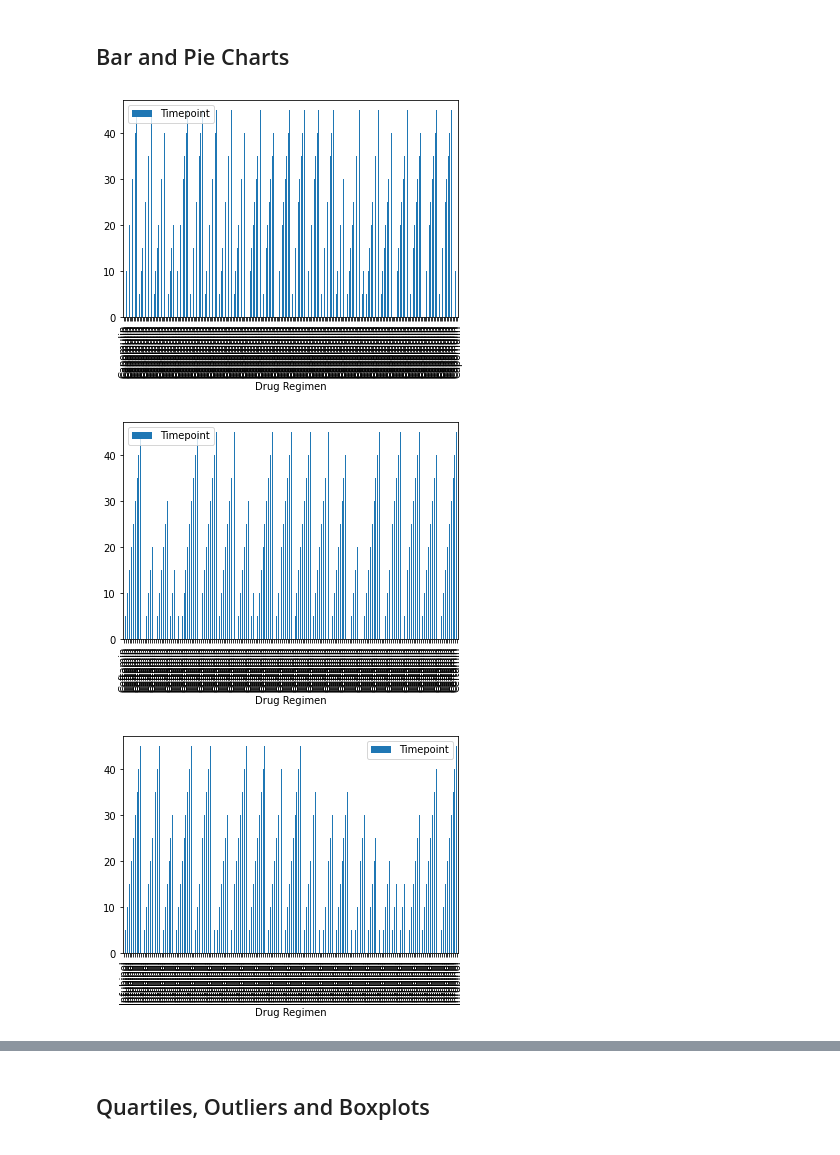
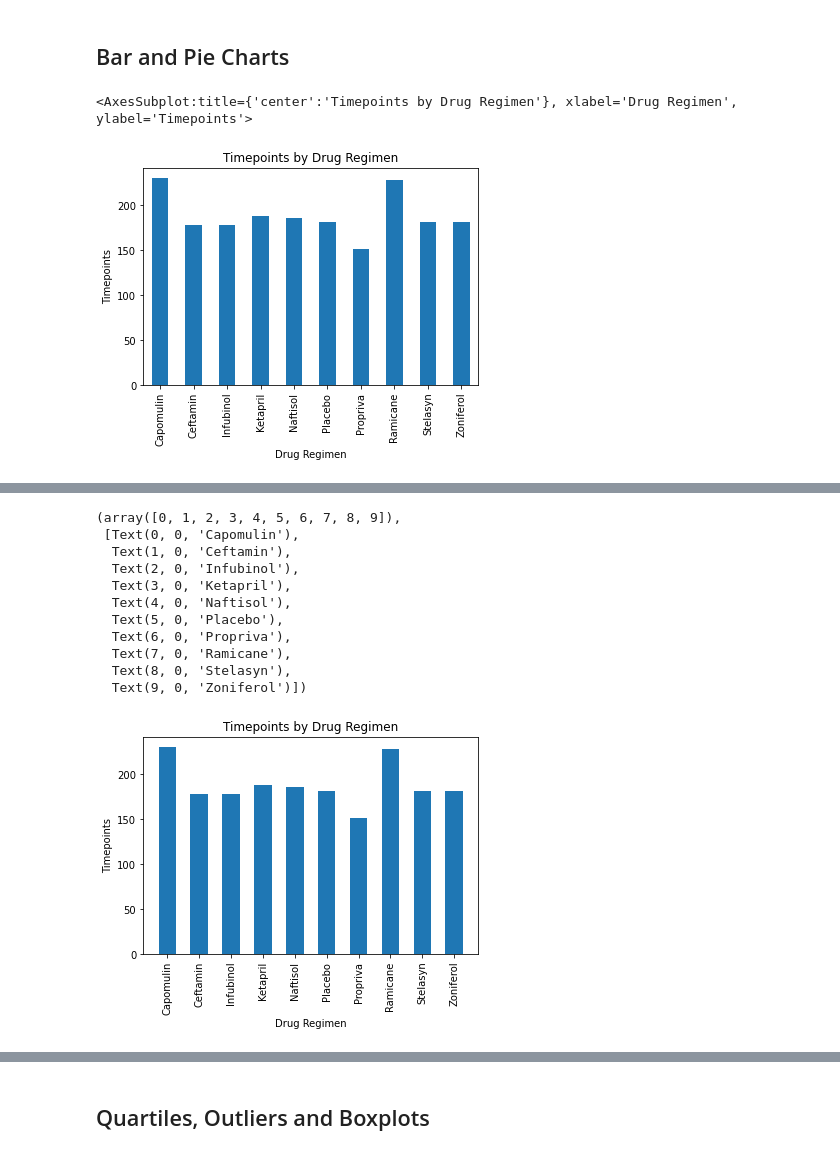
Before and after one commit to colinscampbell/matplotlib-challenge, a Jupyter notebook: pymaceuticals_starter.ipynb, the cells around one changed output, grey strips where cells are left out. Drawn from its saved outputs; the diff is of its cells as text; code cells hidden in the pictures.

```diff
--- a/pymaceuticals_starter.ipynb
+++ b/pymaceuticals_starter.ipynb
@@ -127,12 +127,8 @@ Zoniferol             53.236507  51.818479  48.533355  6.966589  0.516398
 # %%
 # Generate a bar plot showing the total number of timepoints for all mice tested for each drug regimen using Pandas.
 df = combined_dataset
-gb = df.groupby("Drug Regimen")
-counts = gb.count()
-xvalues = [0,1,2]
-yvalues = [0,1,2]
-#graph = gb.plot.bar(x="Drug Regimen",y="Timepoint")
+gb = df.groupby("Drug Regimen").size()
+gb.plot.bar(ylabel = "Timepoints",title = "Timepoints by Drug Regimen")
 # %% [output]
+<AxesSubplot:title={'center':'Timepoints by Drug Regimen'}, xlabel='Drug Regimen', ylabel='Timepoints'>
-[figure, old version]
+[figure, new version]
-[figure, removed]
-[figure, removed]
@@ -146,4 +135,28 @@ yvalues = [0,1,2]
 # %%
 # Generate a bar plot showing the total number of timepoints for all mice tested for each drug regimen using pyplot.
+df = combined_dataset
+gb = df.groupby("Drug Regimen").size()
+
+x_values = gb.keys()
+y_values = gb
+
+plt.bar(x = range(10),height = gb,tick_label = x_values, width = .55)
+plt.xlabel("Drug Regimen")
+plt.ylabel("Timepoints")
+plt.title("Timepoints by Drug Regimen")
+plt.xticks(rotation=90)
+# %% [output]
+(array([0, 1, 2, 3, 4, 5, 6, 7, 8, 9]),
+ [Text(0, 0, 'Capomulin'),
+  Text(1, 0, 'Ceftamin'),
+  Text(2, 0, 'Infubinol'),
+  Text(3, 0, 'Ketapril'),
+  Text(4, 0, 'Naftisol'),
+  Text(5, 0, 'Placebo'),
+  Text(6, 0, 'Propriva'),
+  Text(7, 0, 'Ramicane'),
+  Text(8, 0, 'Stelasyn'),
+  Text(9, 0, 'Zoniferol')])
+[figure, added]
 # %%
 # Generate a pie plot showing the distribution of female versus male mice using Pandas
```
Also changed, not shown: parts of 8 cells of this notebook, 1 other file.
